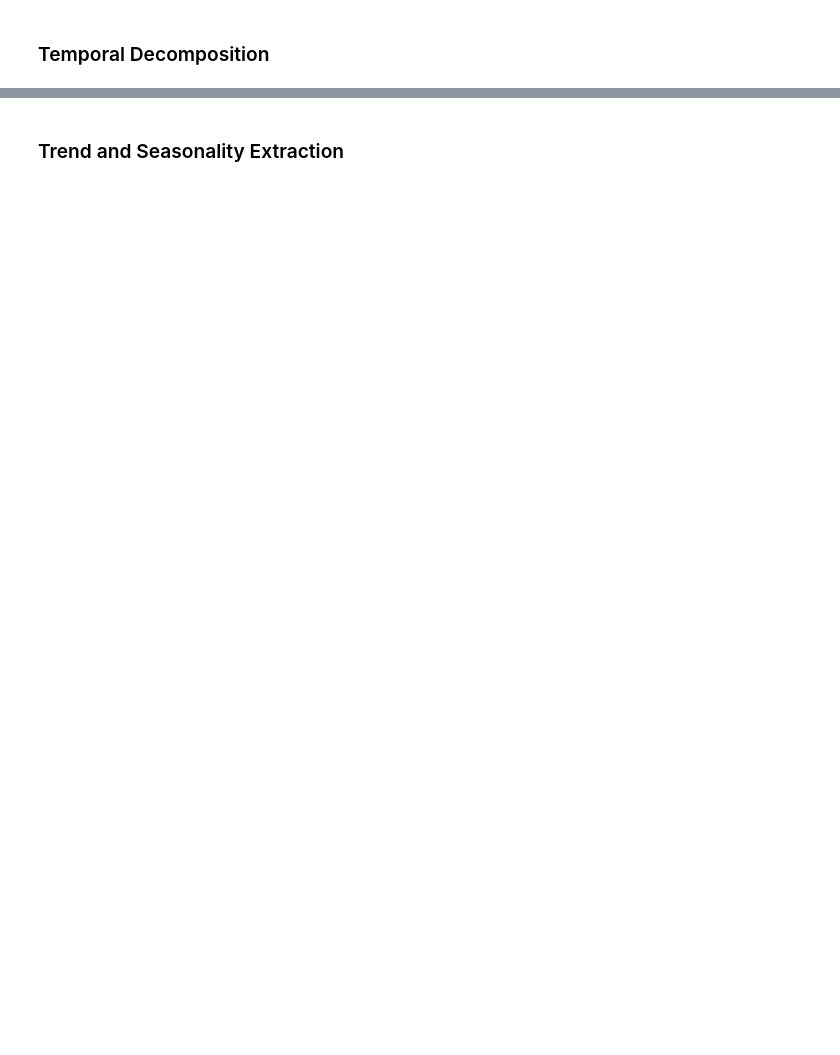
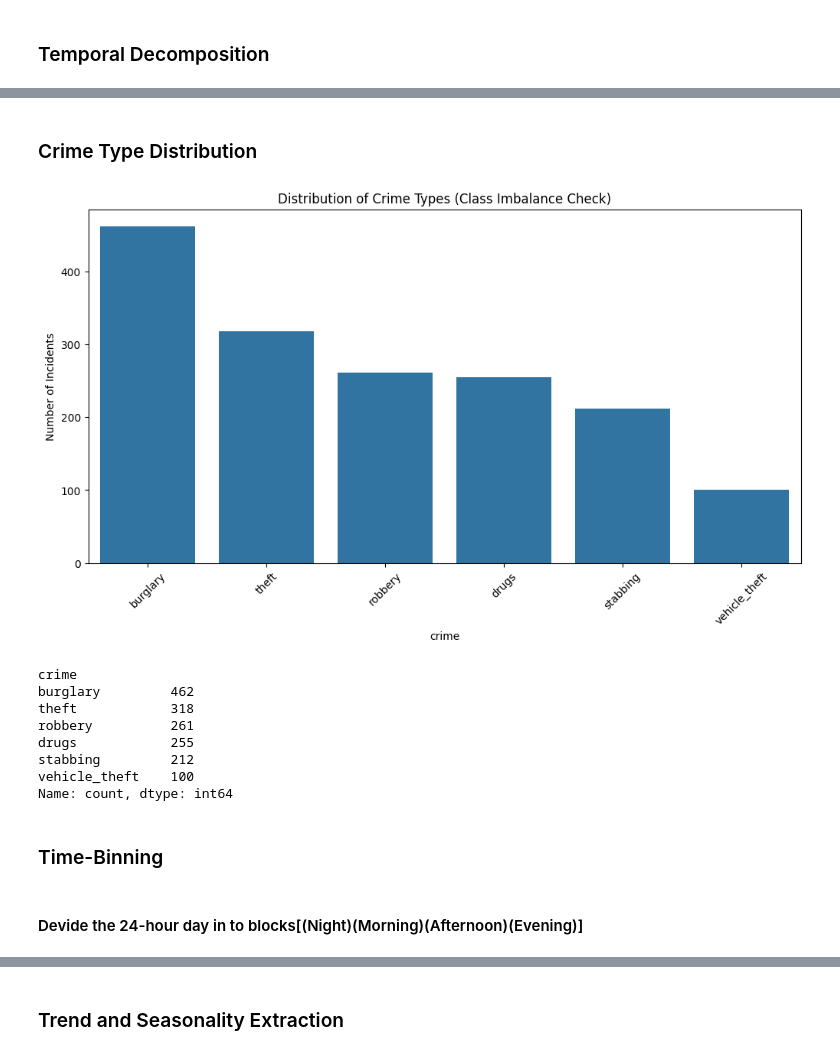
Before and after one commit to Chanthul4054/E-Policing, a Jupyter notebook: Component_1_DPP&DC.ipynb, the cells around one changed output, grey strips where cells are left out. Cells and saved outputs as stored; diff of their text form; code cells hidden in the pictures; blank space fills up the shorter version.

```diff
--- a/Component_1_DPP&DC.ipynb
+++ b/Component_1_DPP&DC.ipynb
@@ -123,3 +141,29 @@ Give every crime in your original list a label (Morning, Night, etc.).
+# %% [markdown]
+### Crime Type Distribution
+# %%
+plt.figure(figsize=(12, 6))
+sns.countplot(data=crime_df, x='crime', order=crime_df['crime'].value_counts().index)
+plt.title('Distribution of Crime Types (Class Imbalance Check)')
+plt.xticks(rotation=45)
+plt.ylabel('Number of Incidents')
+plt.show()
+
+# Print exact counts for your report
+print(crime_df['crime'].value_counts())
+# %% [output]
+[figure, added]
+crime
+burglary         462
+theft            318
+robbery          261
+drugs            255
+stabbing         212
+vehicle_theft    100
+Name: count, dtype: int64
+# %% [markdown]
+### Time-Binning
+# %% [markdown]
+#### Devide the 24-hour day in to blocks[(Night)(Morning)(Afternoon)(Evening)]
 # %%
 #Create time bins-> devide the 24-hour day in to blocks
 
```
Also changed, not shown: parts of 61 cells of this notebook.
